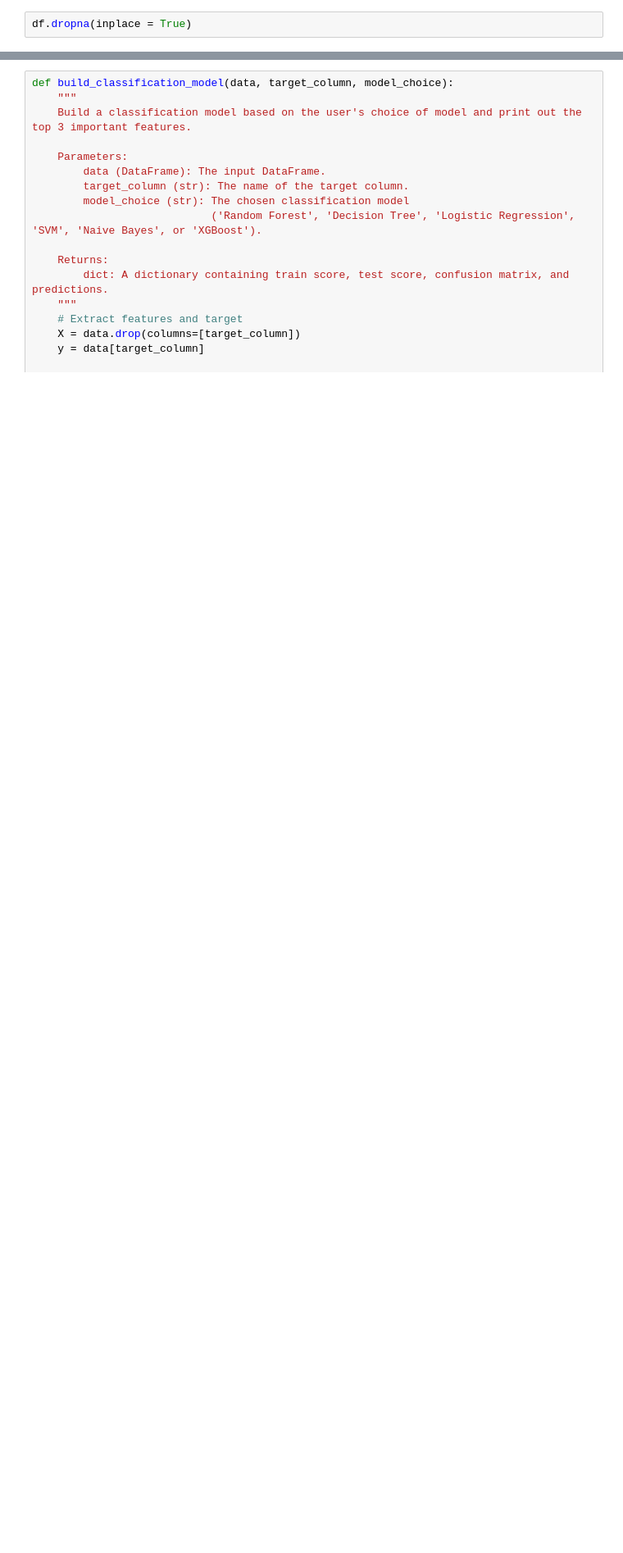
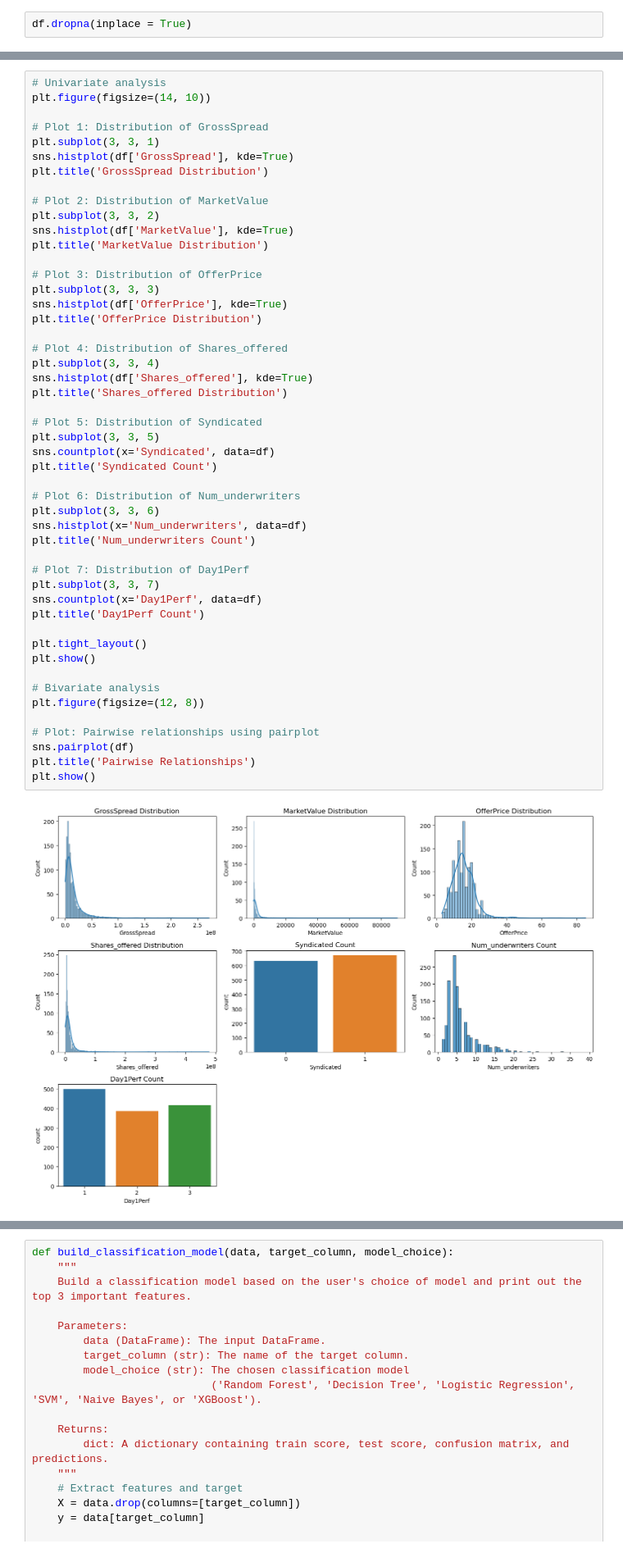
Before and after one commit to MarkPhamm/ML-Deliverable, a Jupyter notebook: Person_2/IPO_classification_model.ipynb, the cells around one changed output, grey strips where cells are left out. Shown at 82% size. Saved outputs shown, nothing was run; the diff lists cells and outputs as text; blank space fills up the shorter version.

```diff
--- a/Person_2/IPO_classification_model.ipynb
+++ b/Person_2/IPO_classification_model.ipynb
@@ -53,0 +77,51 @@ df.dropna(inplace = True)
+# %%
+# Univariate analysis
+plt.figure(figsize=(14, 10))
+
+# Plot 1: Distribution of GrossSpread
+plt.subplot(3, 3, 1)
+sns.histplot(df['GrossSpread'], kde=True)
+plt.title('GrossSpread Distribution')
+
+# Plot 2: Distribution of MarketValue
+plt.subplot(3, 3, 2)
+sns.histplot(df['MarketValue'], kde=True)
+plt.title('MarketValue Distribution')
+
+# Plot 3: Distribution of OfferPrice
+plt.subplot(3, 3, 3)
+sns.histplot(df['OfferPrice'], kde=True)
+plt.title('OfferPrice Distribution')
+
+# Plot 4: Distribution of Shares_offered
+plt.subplot(3, 3, 4)
+sns.histplot(df['Shares_offered'], kde=True)
+plt.title('Shares_offered Distribution')
+
+# Plot 5: Distribution of Syndicated
+plt.subplot(3, 3, 5)
+sns.countplot(x='Syndicated', data=df)
+plt.title('Syndicated Count')
+
+# Plot 6: Distribution of Num_underwriters
+plt.subplot(3, 3, 6)
+sns.histplot(x='Num_underwriters', data=df)
+plt.title('Num_underwriters Count')
+
+# Plot 7: Distribution of Day1Perf
+plt.subplot(3, 3, 7)
+sns.countplot(x='Day1Perf', data=df)
+plt.title('Day1Perf Count')
+
+plt.tight_layout()
+plt.show()
+
+# Bivariate analysis
+plt.figure(figsize=(12, 8))
+
+# Plot: Pairwise relationships using pairplot
+sns.pairplot(df)
+plt.title('Pairwise Relationships')
+plt.show()
+# %% [output]
+[figure, added]
```
Also changed, not shown: parts of 2 cells of this notebook.
